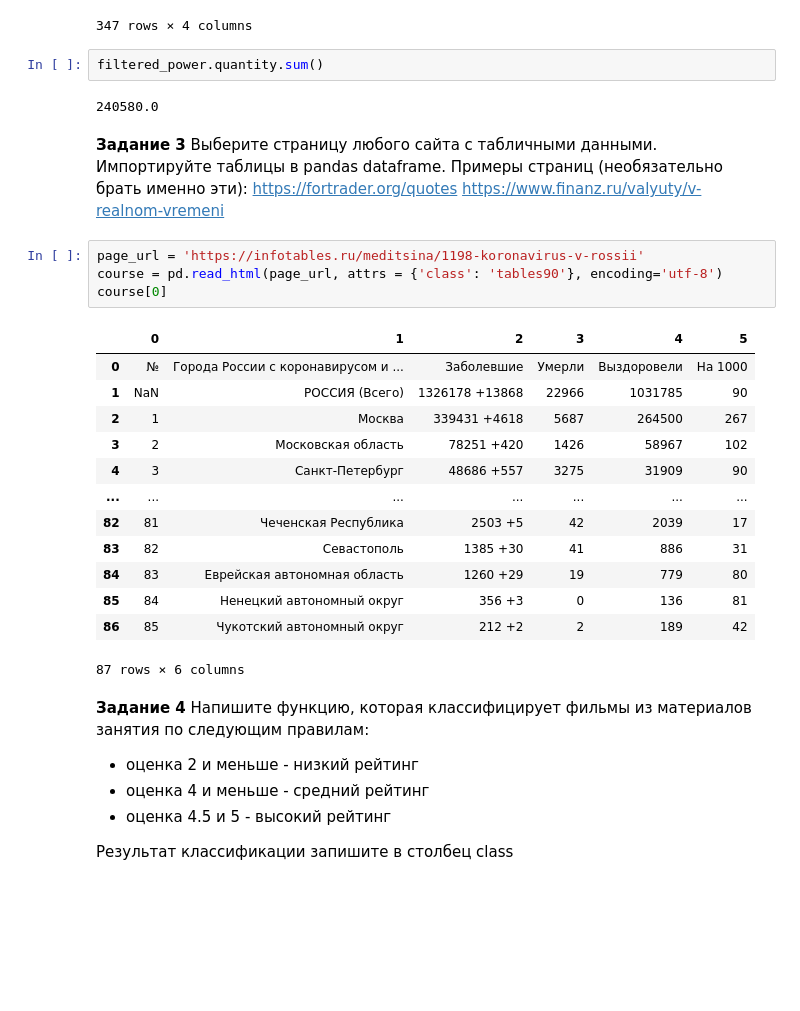
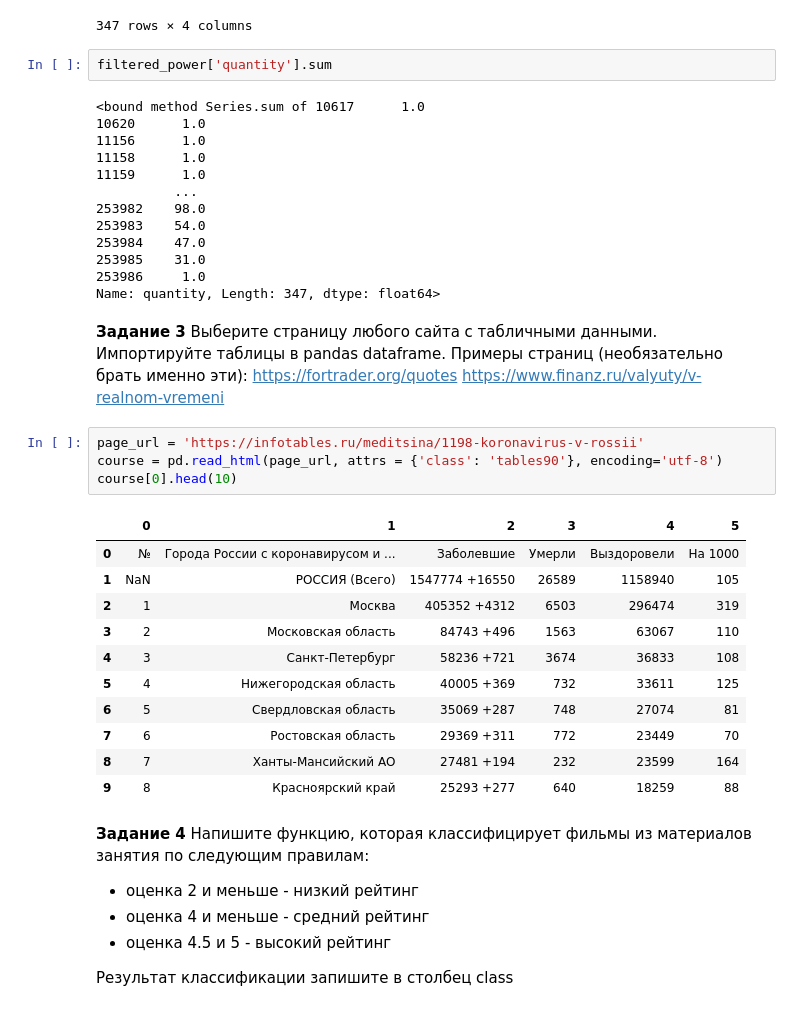
Before and after one commit to Yulcher/Anaconda, a Jupyter notebook: Lab6/Untitled.ipynb, the cells around one changed output. Drawn from its saved outputs; the diff is of its cells as text; blank space fills up the shorter version.

```diff
--- a/Lab6/Untitled.ipynb
+++ b/Lab6/Untitled.ipynb
@@ -58,9 +58,20 @@ filtered_power
 | 253986 | Lithuania | 2005 | 1.0 | 21 |
 347 rows × 4 columns
 # %%
-filtered_power.quantity.sum()
+filtered_power['quantity'].sum
 # %% [output]
-240580.0
+<bound method Series.sum of 10617      1.0
+10620      1.0
+11156      1.0
+11158      1.0
+11159      1.0
+          ...
+253982    98.0
+253983    54.0
+253984    47.0
+253985    31.0
+253986     1.0
+Name: quantity, Length: 347, dtype: float64>
 # %% [markdown]
 **Задание 3**
 Выберите страницу любого сайта с табличными данными. Импортируйте таблицы в pandas dataframe. Примеры страниц (необязательно брать именно эти):
@@ -69,21 +80,19 @@ https://www.finanz.ru/valyuty/v-realnom-vremeni
 # %%
 page_url = 'https://infotables.ru/meditsina/1198-koronavirus-v-rossii'
 course = pd.read_html(page_url, attrs = {'class': 'tables90'}, encoding='utf-8')
-course[0]
+course[0].head(10)
 # %% [output]
 |  | 0 | 1 | 2 | 3 | 4 | 5 |
 | 0 | № | Города России с корона­вирусом и ... | Забо­левшие | Умер­ли | Выздо­ровели | На 1000 |
-| 1 | NaN | РОССИЯ (Всего) | 1326178 +13868 | 22966 | 1031785 | 90 |
-| 2 | 1 | Москва | 339431 +4618 | 5687 | 264500 | 267 |
-| 3 | 2 | Московская область | 78251 +420 | 1426 | 58967 | 102 |
-| 4 | 3 | Санкт-Петербург | 48686 +557 | 3275 | 31909 | 90 |
-| ... | ... | ... | ... | ... | ... | ... |
-| 82 | 81 | Чеченская Республика | 2503 +5 | 42 | 2039 | 17 |
-| 83 | 82 | Севастополь | 1385 +30 | 41 | 886 | 31 |
-| 84 | 83 | Еврейская автономная область | 1260 +29 | 19 | 779 | 80 |
-| 85 | 84 | Ненецкий автономный округ | 356 +3 | 0 | 136 | 81 |
-| 86 | 85 | Чукотский автономный округ | 212 +2 | 2 | 189 | 42 |
+| 1 | NaN | РОССИЯ (Всего) | 1547774 +16550 | 26589 | 1158940 | 105 |
+| 2 | 1 | Москва | 405352 +4312 | 6503 | 296474 | 319 |
+| 3 | 2 | Московская область | 84743 +496 | 1563 | 63067 | 110 |
+| 4 | 3 | Санкт-Петербург | 58236 +721 | 3674 | 36833 | 108 |
+| 5 | 4 | Нижегородская область | 40005 +369 | 732 | 33611 | 125 |
+| 6 | 5 | Свердловская область | 35069 +287 | 748 | 27074 | 81 |
+| 7 | 6 | Ростовская область | 29369 +311 | 772 | 23449 | 70 |
+| 8 | 7 | Ханты-Мансийский АО | 27481 +194 | 232 | 23599 | 164 |
+| 9 | 8 | Красноярский край | 25293 +277 | 640 | 18259 | 88 |
-87 rows × 6 columns
 # %% [markdown]
 **Задание 4**
 Напишите функцию, которая классифицирует фильмы из материалов занятия по следующим правилам:
```
Also changed, not shown: parts of 15 cells of this notebook, 11 other files.
